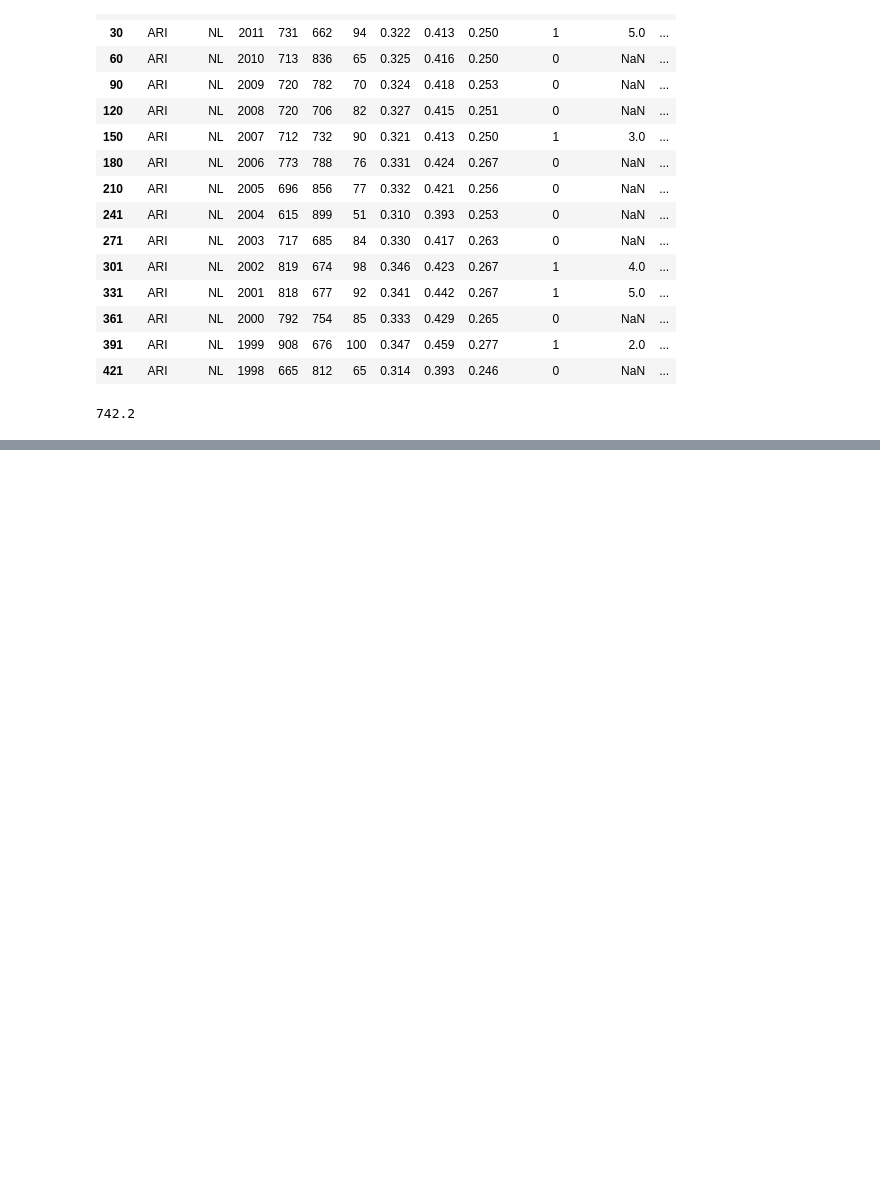
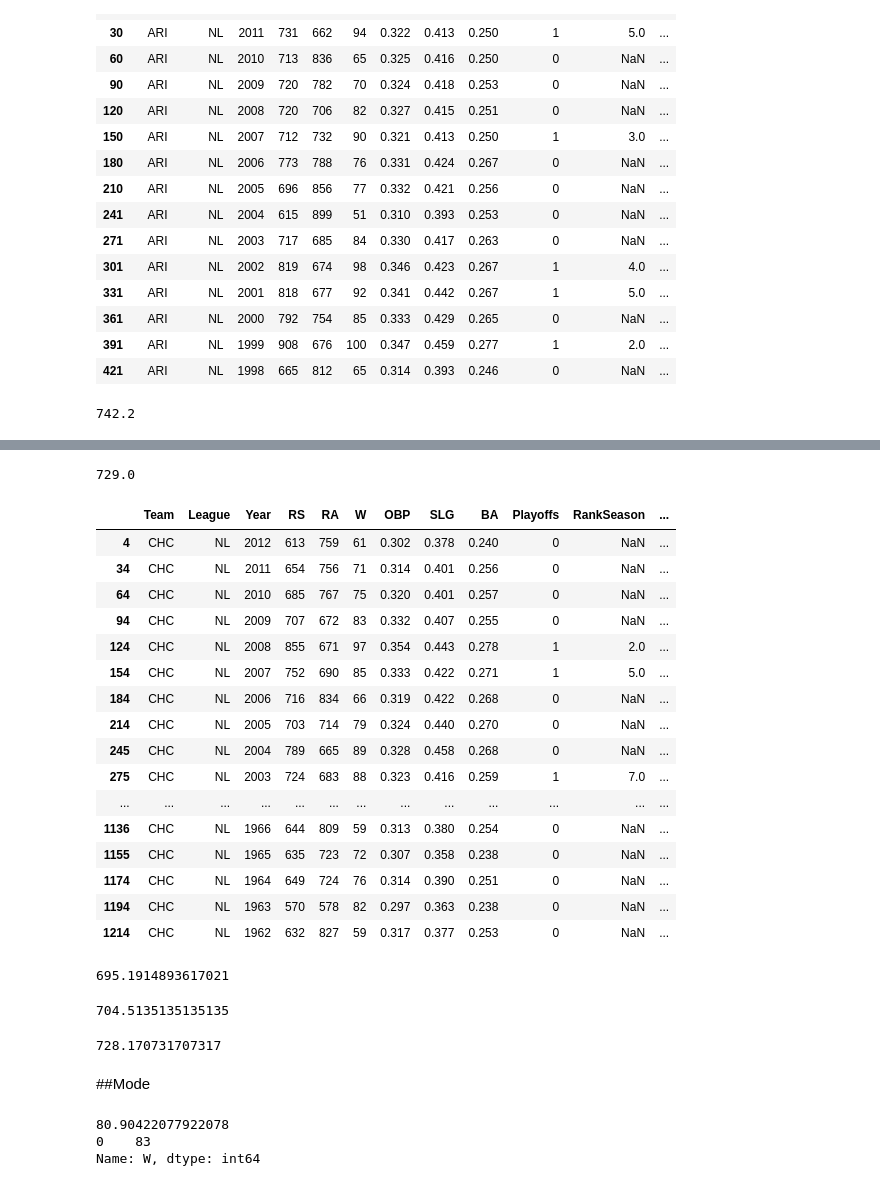
Before and after one commit to Nimira43/Business-Data-Analytics-Intelligence, a Jupyter notebook: Basic_Statistics.ipynb, the cells around one changed output, grey strips where cells are left out. Drawn from its saved outputs; the diff is of its cells as text; code cells hidden in the pictures; blank space fills up the shorter version.

Commit message:
Completed Mean and Median lectures

```diff
--- a/Basic_Statistics.ipynb
+++ b/Basic_Statistics.ipynb
@@ -57,6 +69,52 @@ df.loc[df.Team == 'ARI'].RS.mean()
 # %%
 #Mean of runs scored - rs - Arizona - since 2005
+df.loc[(df.Team == 'ARI') & (df.Year > 2005)].RS.mean()
+# %% [output]
+729.0
+# %%
+#Chicago data
+df.loc[df.Team == 'CHC']
+# %% [output]
+|  | Team | League | Year | RS | RA | W | OBP | SLG | BA | Playoffs | RankSeason | ... |
+| 4 | CHC | NL | 2012 | 613 | 759 | 61 | 0.302 | 0.378 | 0.240 | 0 | NaN | ... |
+| 34 | CHC | NL | 2011 | 654 | 756 | 71 | 0.314 | 0.401 | 0.256 | 0 | NaN | ... |
+| 64 | CHC | NL | 2010 | 685 | 767 | 75 | 0.320 | 0.401 | 0.257 | 0 | NaN | ... |
+| 94 | CHC | NL | 2009 | 707 | 672 | 83 | 0.332 | 0.407 | 0.255 | 0 | NaN | ... |
+| 124 | CHC | NL | 2008 | 855 | 671 | 97 | 0.354 | 0.443 | 0.278 | 1 | 2.0 | ... |
+| 154 | CHC | NL | 2007 | 752 | 690 | 85 | 0.333 | 0.422 | 0.271 | 1 | 5.0 | ... |
+| 184 | CHC | NL | 2006 | 716 | 834 | 66 | 0.319 | 0.422 | 0.268 | 0 | NaN | ... |
+| 214 | CHC | NL | 2005 | 703 | 714 | 79 | 0.324 | 0.440 | 0.270 | 0 | NaN | ... |
+| 245 | CHC | NL | 2004 | 789 | 665 | 89 | 0.328 | 0.458 | 0.268 | 0 | NaN | ... |
+| 275 | CHC | NL | 2003 | 724 | 683 | 88 | 0.323 | 0.416 | 0.259 | 1 | 7.0 | ... |
+| ... | ... | ... | ... | ... | ... | ... | ... | ... | ... | ... | ... | ... |
+| 1136 | CHC | NL | 1966 | 644 | 809 | 59 | 0.313 | 0.380 | 0.254 | 0 | NaN | ... |
+| 1155 | CHC | NL | 1965 | 635 | 723 | 72 | 0.307 | 0.358 | 0.238 | 0 | NaN | ... |
+| 1174 | CHC | NL | 1964 | 649 | 724 | 76 | 0.314 | 0.390 | 0.251 | 0 | NaN | ... |
+| 1194 | CHC | NL | 1963 | 570 | 578 | 82 | 0.297 | 0.363 | 0.238 | 0 | NaN | ... |
+| 1214 | CHC | NL | 1962 | 632 | 827 | 59 | 0.317 | 0.377 | 0.253 | 0 | NaN | ... |
 # %%
 #Mean of runs scored - rs - Chicago
+df.loc[df.Team == 'CHC'].RS.mean()
+# %% [output]
+695.1914893617021
 # %%
 #Mean of runs scored - rs - Chicago - since 2005
+df.loc[(df.Team == 'CHC') & (df.Year > 1971)].RS.mean()
+# %% [output]
+704.5135135135135
+# %%
+# Exercise - What is mean of RA by Chicago until 2007?
+df.loc[(df.Team == 'CHC') & (df.Year < 2007)].RA.mean()
+# %% [output]
+728.170731707317
+# %% [markdown]
+##Mode
+# %%
+#Most frequent number
+#Comparing Mean and Mode
+print(df.W.mean())
+print(df.W.mode())
+# %% [output]
+80.90422077922078
+0    83
+Name: W, dtype: int64
```
Also changed, not shown: parts of 4 cells of this notebook.
